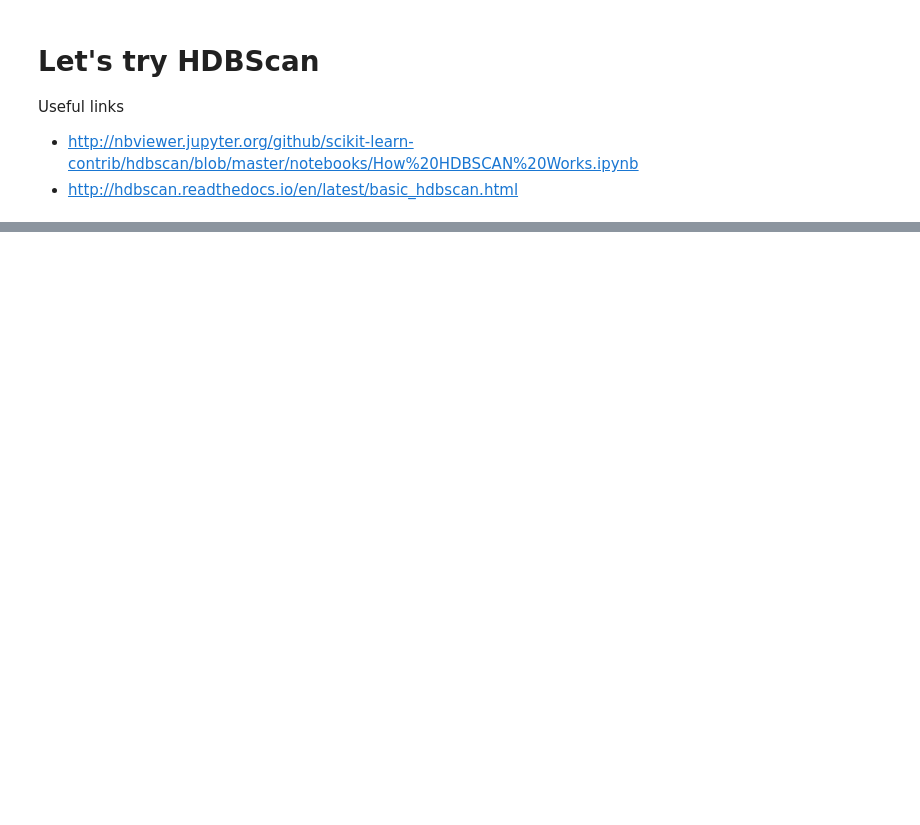
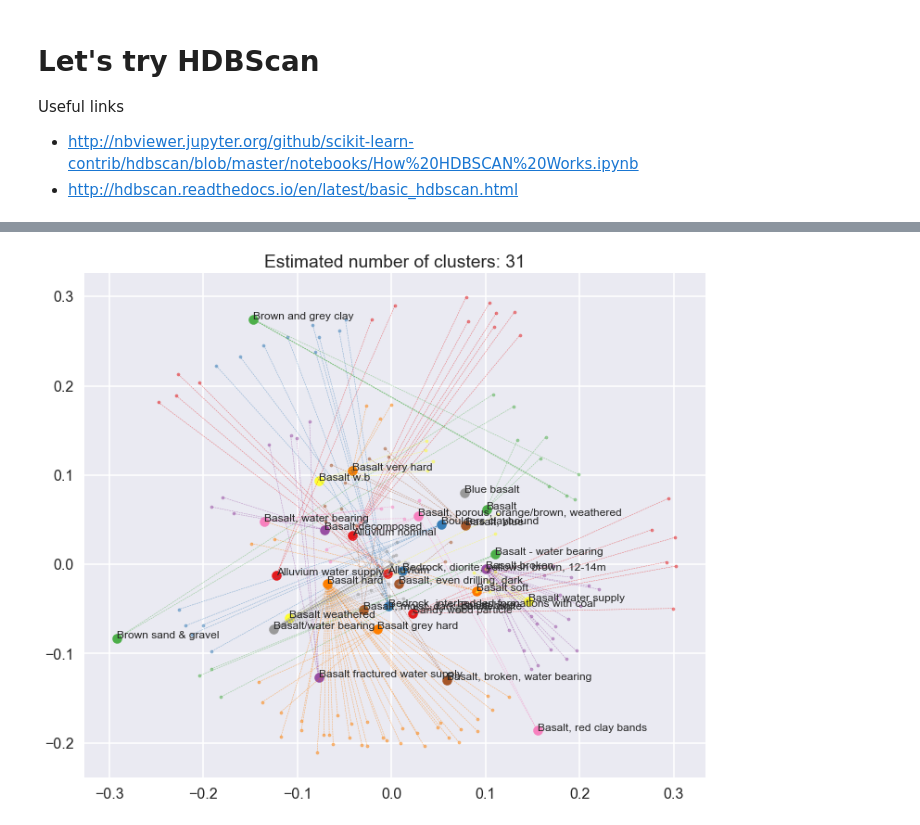
Before and after one commit to IFuentesSR/Litho, a Jupyter notebook: Lith HDBSCAN.ipynb, the cells around one changed output, grey strips where cells are left out. Saved outputs shown, nothing was run; the diff lists cells and outputs as text; code cells hidden in the pictures; blank space fills up the shorter version.

```diff
--- a/Lith HDBSCAN.ipynb
+++ b/Lith HDBSCAN.ipynb
@@ -89,0 +41,6 @@ Text(0.5,1,'There are 74 clusters')
+# %%
+from sklearn.manifold import MDS
+from sklearn.metrics.pairwise import cosine_similarity
+
+mds = MDS(n_components=2, dissimilarity="precomputed", random_state=2)
+pos = mds.fit_transform(1 - token_sim)
@@ -91,0 +68,46 @@ Text(0.5,1,'There are 74 clusters')
+# %%
+# cluster_centers_indices = clusterer.exemplars_ # Library limitation: cannot get exemplars at the moment
+labels = clusterer.labels_
+cluster_centers_idx = np.unique(labels)
+unique_labels = np.unique(labels)
+n_clusters_ = len(cluster_centers_idx)
+# %%
+fig, ax = plt.subplots(figsize=(12,10))
+
+cm = plt.get_cmap('Set1')
+colors = [cm(1.0*i/n_clusters_) for i in range(n_clusters_)]
+
+count = 0
+# for each cluster get all members and plot with same color
+for cluster_idx, color in zip(range(n_clusters_), colors):
+    in_cluster = labels == cluster_idx
+    cluster_set = pos[in_cluster]
+
+    cluster_row = cluster_centers_idx[cluster_idx]
+    cluster_center = pos[cluster_row]
+
+    exemplar = lith_desc.iat[cluster_row]
+
+    # Plot cluster exemplar
+    ax.scatter(cluster_center[0], cluster_center[1], marker='o', c=color, s=100)
+    ax.annotate(" ".join(exemplar.split()[:5]), (cluster_center[0], cluster_center[1]), alpha=1, fontsize=12)
+
+    for i, txt in enumerate(lith_desc[in_cluster]):
+        if txt == exemplar:
+            continue
+
+        x, y = cluster_set[i]
+
+        # Plot cluster member
+        ax.scatter(x, y, marker='o', c=color, alpha=0.5, s=10)
+
+        # Plot line between cluster exemplar and member
+        plt.plot([cluster_center[0], x], [cluster_center[1], y], c=color,
+                 linestyle='--', linewidth=0.5, alpha=0.6)
+    # End for
+
+# End for
+
+plt.title(f"Estimated number of clusters: {n_clusters_}");
+# %% [output]
+[figure, added]
```
Also changed, not shown: parts of 10 cells of this notebook.
